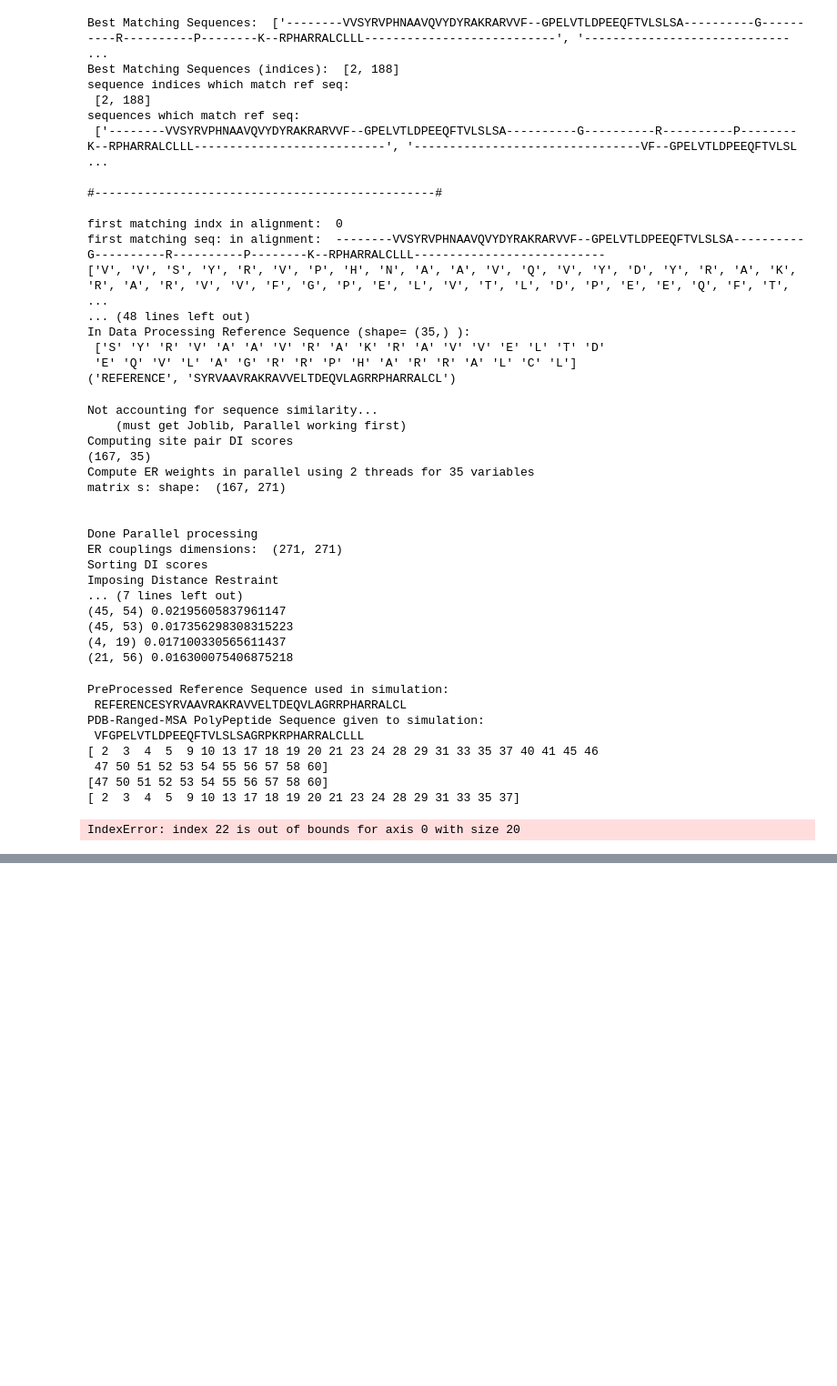
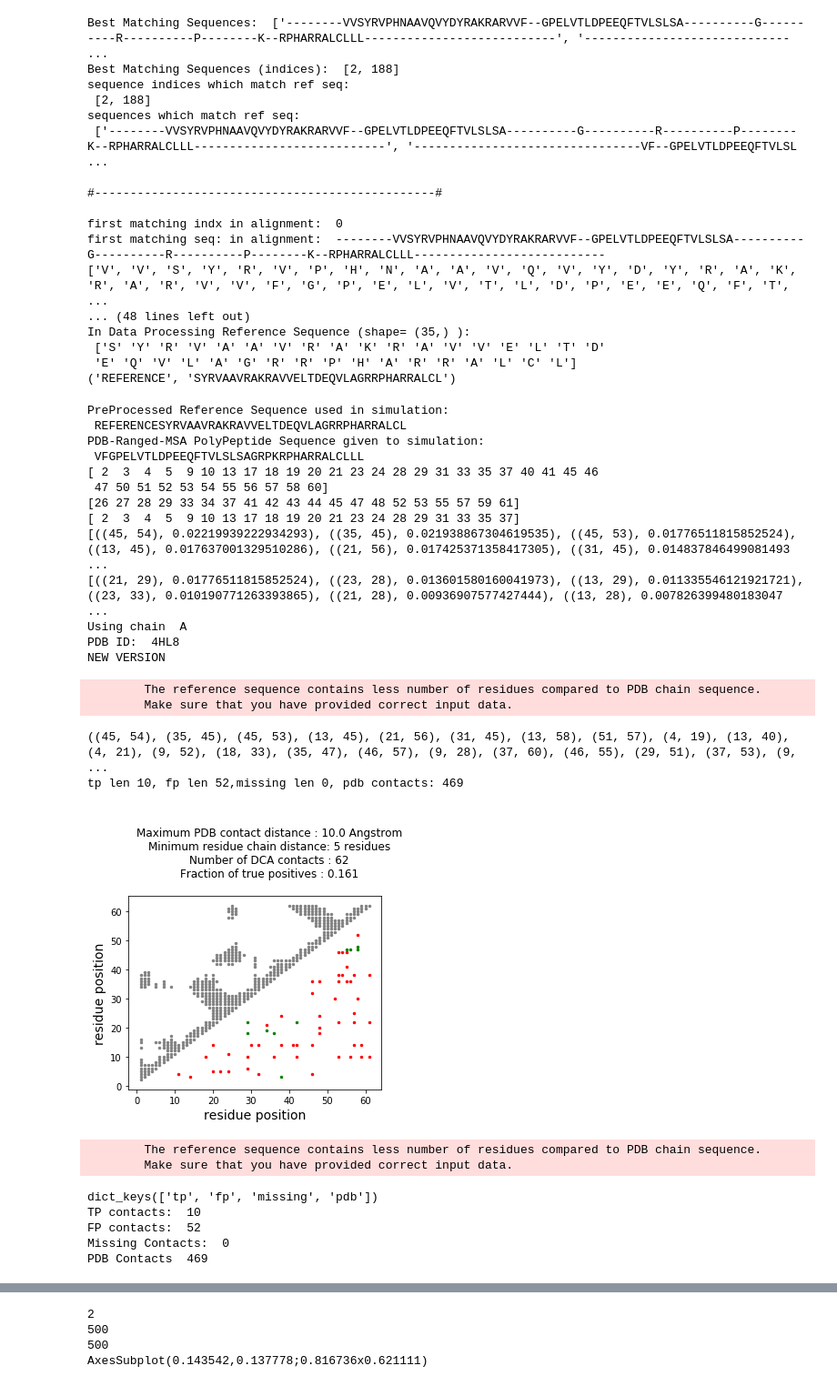
Before and after one commit to evancresswell/DCA_ER_old, a Jupyter notebook: biowulf/PPref_ERDCA_example.ipynb, the cells around one changed output, grey strips where cells are left out. Shown at 91% size. Cells and saved outputs as stored; diff of their text form; code cells hidden in the pictures; blank space fills up the shorter version.

Commit message:
write_FASTA now adds nickname to file

```diff
--- a/biowulf/PPref_ERDCA_example.ipynb
+++ b/biowulf/PPref_ERDCA_example.ipynb
@@ -95,8 +95,9 @@ poly_seq_range = poly_seq[pdb_range[0]:pdb_range[1]]
 print('PDB Polypeptide Sequence (In Proteins PDB range len=%d): \n'%len(poly_seq_range),poly_seq_range)
 
 #check that poly_seq matches up with given MSA
+pp_msa_file_range, pp_ref_file_range = tools.write_FASTA(poly_seq_range, s, pfam_id, number_form=False,processed=False,nickname='range')
 
-pp_msa_file, pp_ref_file = tools.write_FASTA(poly_seq_range, s, pfam_id, number_form=False,processed=False)
+pp_msa_file_range, pp_ref_file_range = tools.write_FASTA(poly_seq_range, s, pfam_id, number_form=False,processed=False,nickname='range')
 # %% [output]
 Ref Sequence # should be :  2
 shape of s (import from msa.npy):
@@ -156,12 +141,11 @@ if muscling:
     if m > 0:
         best_matches_indx = [i for i,j in enumerate(matches) if j==m]
     print('PP sequence: \n',''.join(poly_seq_range).upper())
-    print('best match in msa at indices: ',best_matches_indx)
-    # should be 2532
+    print('best match in msa at rows: ',best_matches_indx)
+
     match_ref = ''.join(s[best_matches_indx[0],:]).replace('-','').upper()
     print('MSA sequence: \n',match_ref,'\n\n Finding index mapping...')
-    # should be GAGASVAAGIPDFRSPDTGIYANLGKYNLEDPTDAFSLTLLREKPEIFYSIARELNLWPGHFQPTAVHHFIRLLQDEGRLLRCCTQNIDGLEKAAG
-    #           VSPELLVEAHGSFAAAACIECHTPFSIEQNYLEAMSGTVSRCSTCGGIVKPNVVFFGENLPDAFFDALHHDAPIAELVIIIGTSMQVHP
+
     import re
     largest_match = [0,-1]
     for i in range(len(poly_seq_range)-slice_size + 1):
@@ -204,7 +188,7 @@ if muscling:
     print(''.join(new_match_ref))
 
     # Write new poly peptide sequence to fasta for alignment
-    pp_msa_file, pp_ref_file = tools.write_FASTA(new_poly_seq, s, pfam_id, number_form=False,processed=False)
+    pp_msa_file_match, pp_ref_file_match = tools.write_FASTA(new_poly_seq, s, pfam_id, number_form=False,processed=False,nickname='match')
 # %% [output]
 PP sequence:
  VFGPELVTLDPEEQFTVLSLSAGRPKRPHARRALCLLLGPDFFTDVITIETADHARLQLQLA
@@ -249,12 +231,12 @@ if preprocessing:
             if muscling:
                 trimmer = msa_trimmer.MSATrimmer(
                     muscle_msa_file, biomolecule='PROTEIN',
-                    refseq_file=pp_ref_file
+                    refseq_file=pp_ref_file_match
                 )
             else:
                 trimmer = msa_trimmer.MSATrimmer(
-                    pp_msa_file, biomolecule='PROTEIN',
-                    refseq_file=pp_ref_file
+                    pp_msa_file_match, biomolecule='PROTEIN',
+                    refseq_file=pp_ref_file_match
                 )
 
             # Adding the data_processing() curation from tools to erdca.
@@ -263,10 +245,9 @@ if preprocessing:
         except(MSATrimmerException):
             try:
                 # Re-Write references file as original pp sequence with pdb_refs-range
-                pp_msa_file, pp_ref_file = tools.write_FASTA(poly_seq_range, s, pfam_id, number_form=False,processed=False)
                 trimmer = msa_trimmer.MSATrimmer(
-                        pp_msa_file, biomolecule='PROTEIN',
-                        refseq_file=pp_ref_file
+                        pp_msa_file_range, biomolecule='PROTEIN',
+                        refseq_file=pp_ref_file_range
                     )
 
                 # Adding the data_processing() curation from tools to erdca.
@@ -330,7 +311,7 @@ In Data Processing Reference Sequence (shape= (35,) ):
  'E' 'Q' 'V' 'L' 'A' 'G' 'R' 'R' 'P' 'H' 'A' 'R' 'R' 'A' 'L' 'C' 'L']
 ('REFERENCE', 'SYRVAAVRAKRAVVELTDEQVLAGRRPHARRALCL')
 # %%
-computing_DI = True
+computing_DI = False
 if computing_DI:
         # Compute DI scores using Expectation Reflection algorithm
         erdca_inst = erdca.ERDCA(
@@ -359,24 +340,6 @@ else:
         with open(erdca_file, 'rb') as f:
             erdca_DI = pickle.load( f)
         f.close()
-# %% [output]
-Not accounting for sequence similarity...
-    (must get Joblib, Parallel working first)
-Computing site pair DI scores
-(167, 35)
-Compute ER weights in parallel using 2 threads for 35 variables
-matrix s: shape:  (167, 271)
-
-
-Done Parallel processing
-ER couplings dimensions:  (271, 271)
-Sorting DI scores
-Imposing Distance Restraint
-... (7 lines left out)
-(45, 54) 0.02195605837961147
-(45, 53) 0.017356298308315223
-(4, 19) 0.017100330565611437
-(21, 56) 0.016300075406875218
 # %%
 
 # Print Details of protein PDB structure Info for contact visualizeation
@@ -384,7 +347,8 @@ erdca_plotting = True
 if erdca_plotting:
     if 1:
         # translate DI indices to pdb range:
-        my_s_index = s_index[largest_match[0]:largest_match[1]]
+        my_s_index = np.arange(largest_match[0],largest_match[1])
+        my_s_index = np.delete(my_s_index,cols_removed)
         pdb_s_index = np.arange(my_pdb_range[0],my_pdb_range[1])
         pdb_s_index = np.delete(pdb_s_index,cols_removed)
         print('PreProcessed Reference Sequence used in simulation:\n',''.join(preprocessed_data[s_ipdb]))
@@ -394,9 +358,9 @@ if erdca_plotting:
         print(pdb_s_index)
         pdb_range_DI = dict()
         for (indx1,indx2), score in erdca_DI:
-                if indx1 in s_index and indx2 in s_index:
-                    pos1 = pdb_s_index[np.where(s_index==indx1)[0][0]] - pdb_range[0]
-                    pos2 = pdb_s_index[np.where(s_index==indx2)[0][0]] - pdb_range[0]
+                if indx1 in my_s_index and indx2 in my_s_index:
+                    pos1 = pdb_s_index[np.where(my_s_index==indx1)[0][0]]
+                    pos2 = pdb_s_index[np.where(my_s_index==indx2)[0][0]]
                     indices = (pos1,pos2)
                     pdb_range_DI[indices] = score
         print(erdca_DI[:10])
@@ -410,7 +374,7 @@ if erdca_plotting:
 
     from pydca.contact_visualizer import contact_visualizer
     erdca_visualizer = contact_visualizer.DCAVisualizer('protein', pdb_chain, pdb_id,
-    refseq_file = pp_ref_file,
+    refseq_file = pp_ref_file_range,
     #---------------- DI For Visualization ----------------#
     sorted_dca_scores = erdca_DI,
     #sorted_dca_scores = pdb_range_DI,
@@ -422,32 +386,48 @@ if erdca_plotting:
 
 
     er_contact_map_data = erdca_visualizer.plot_contact_map()
     plt.show()
     plt.savefig('contact_map_%s.pdf'%pfam_id)
     print(er_contact_map_data.keys())
     print("TP contacts: ",len(er_contact_map_data['tp']))
     print("FP contacts: ",len(er_contact_map_data['fp']))
     print("Missing Contacts: ",len(er_contact_map_data['missing']))
     print("PDB Contacts ",len(er_contact_map_data['pdb']))
 
 
     plt.close()
     er_tp_rate_data = erdca_visualizer.plot_true_positive_rates()
     plt.show()
     print(len(er_tp_rate_data))
     print(len(er_tp_rate_data[0]['dca']))
     print(len(er_tp_rate_data[0]['pdb']))
     print(er_tp_rate_data[1])
 
     plt.savefig('TP_rate_%s.pdf'%pfam_id)
     plt.close()
 # %% [output]
 PreProcessed Reference Sequence used in simulation:
  REFERENCESYRVAAVRAKRAVVELTDEQVLAGRRPHARRALCL
 PDB-Ranged-MSA PolyPeptide Sequence given to simulation:
  VFGPELVTLDPEEQFTVLSLSAGRPKRPHARRALCLLL
 [ 2  3  4  5  9 10 13 17 18 19 20 21 23 24 28 29 31 33 35 37 40 41 45 46
  47 50 51 52 53 54 55 56 57 58 60]
-[47 50 51 52 53 54 55 56 57 58 60]
+[26 27 28 29 33 34 37 41 42 43 44 45 47 48 52 53 55 57 59 61]
 [ 2  3  4  5  9 10 13 17 18 19 20 21 23 24 28 29 31 33 35 37]
+[((45, 54), 0.02219939222934293), ((35, 45), 0.021938867304619535), ((45, 53), 0.01776511815852524), ((13, 45), 0.017637001329510286), ((21, 56), 0.017425371358417305), ((31, 45), 0.014837846499081493 ...
+[((21, 29), 0.01776511815852524), ((23, 28), 0.013601580160041973), ((13, 29), 0.011335546121921721), ((23, 33), 0.010190771263393865), ((21, 28), 0.00936907577427444), ((13, 28), 0.007826399480183047 ...
+Using chain  A
+PDB ID:  4HL8
+NEW VERSION
-IndexError: index 22 is out of bounds for axis 0 with size 20
+        The reference sequence contains less number of residues compared to PDB chain sequence.
+        Make sure that you have provided correct input data.
+((45, 54), (35, 45), (45, 53), (13, 45), (21, 56), (31, 45), (13, 58), (51, 57), (4, 19), (13, 40), (4, 21), (9, 52), (18, 33), (35, 47), (46, 57), (9, 28), (37, 60), (46, 55), (29, 51), (37, 53), (9, ...
+tp len 10, fp len 52,missing len 0, pdb contacts: 469
+[figure, added]
+        The reference sequence contains less number of residues compared to PDB chain sequence.
+        Make sure that you have provided correct input data.
+dict_keys(['tp', 'fp', 'missing', 'pdb'])
+TP contacts:  10
+FP contacts:  52
+Missing Contacts:  0
+PDB Contacts  469
@@ -454,3 +435,7 @@ IndexError: index 22 is out of bounds for axis 0 with size 20
+2
+500
+500
+AxesSubplot(0.143542,0.137778;0.816736x0.621111)
 # %%
 # Updating contact map to use pdb-refs pdb_start and pdb_end when getting pp sequence coordinates.
 ct,ct_full,n_amino_full,poly_seq = tools.contact_map(pdb,ipdb,cols_removed,s_index)
```
Also changed, not shown: parts of 7 cells of this notebook, 1 other file.
